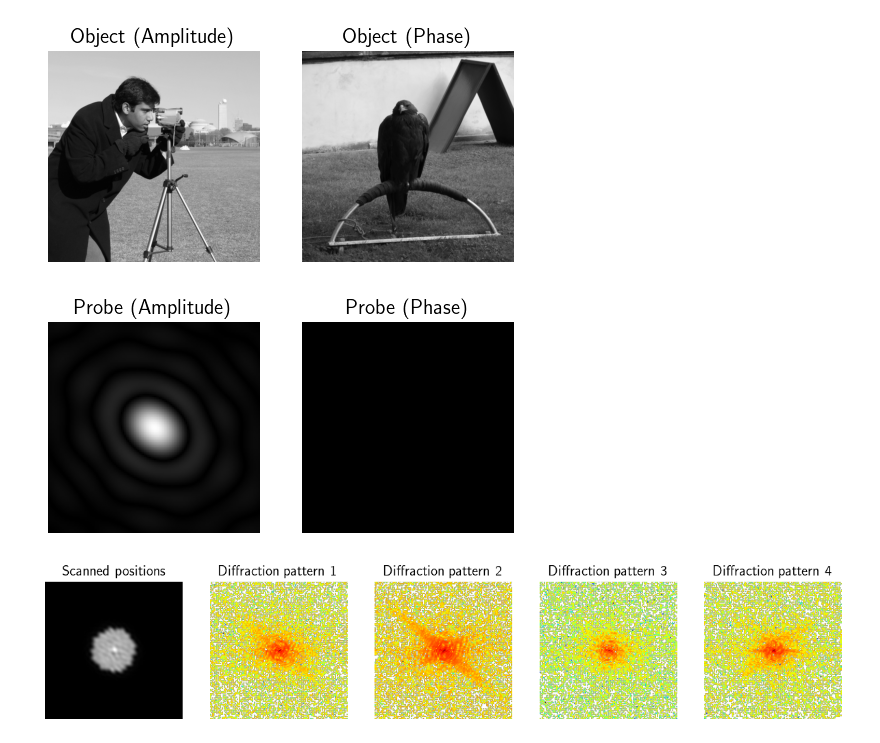
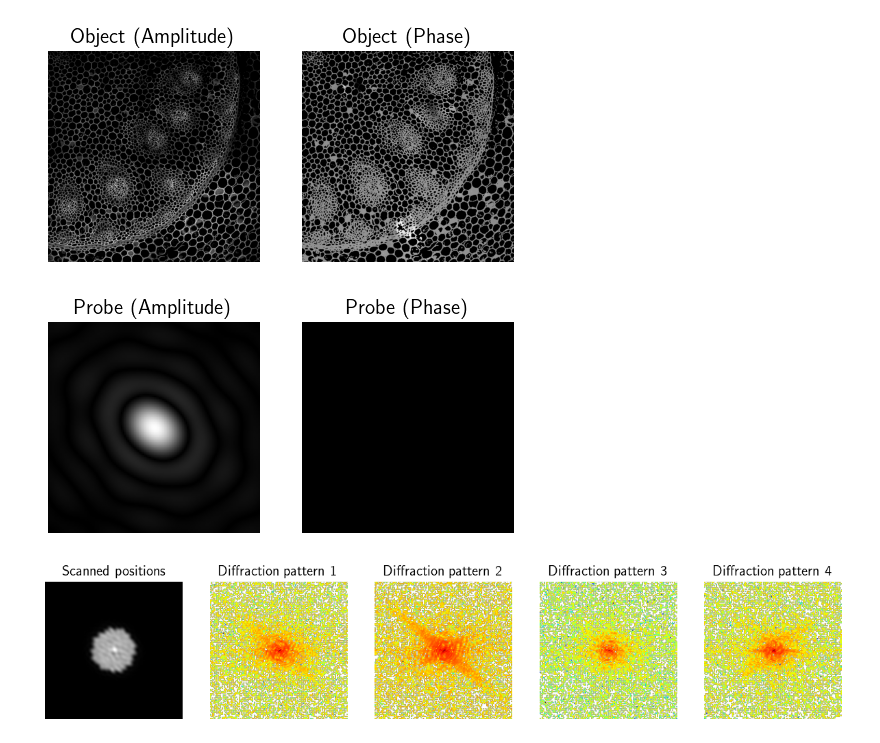
Before and after one commit to sacbow/PtychoEP, a Jupyter notebook: tutorial/PtychoEP.ipynb, the cells around one changed output. Saved outputs shown, nothing was run; the diff lists cells and outputs as text; code cells hidden in the pictures.

```diff
--- a/tutorial/PtychoEP.ipynb
+++ b/tutorial/PtychoEP.ipynb
@@ -30,19 +30,19 @@ from utils import engines_legacy
 from utils import error
 # %%
 #load pbject image
-path_obj_abs = "../data/cameraman.png"
-path_obj_phase = "../data/eagle.png"
+path_obj_abs = "../data/lily.png"
+path_obj_phase = "../data/moon.png"
 obj = test.load_complex_image(path_obj_abs, path_obj_phase)
 
 #load probe
 probe_abs = np.array(Image.open("../data/probe.png"), dtype = "float")/256
 prb = probe_abs + 1j * np.zeros_like(probe_abs)
 
 #showimages
 test.show_complex_image(obj, "Object")
 test.show_complex_image(prb, "Probe")
 # %% [output]
-[figure, old version]
+[figure, new version]
 [figure]
 # %%
 np.random.seed(3)
```
Also changed, not shown: 8 other files.
